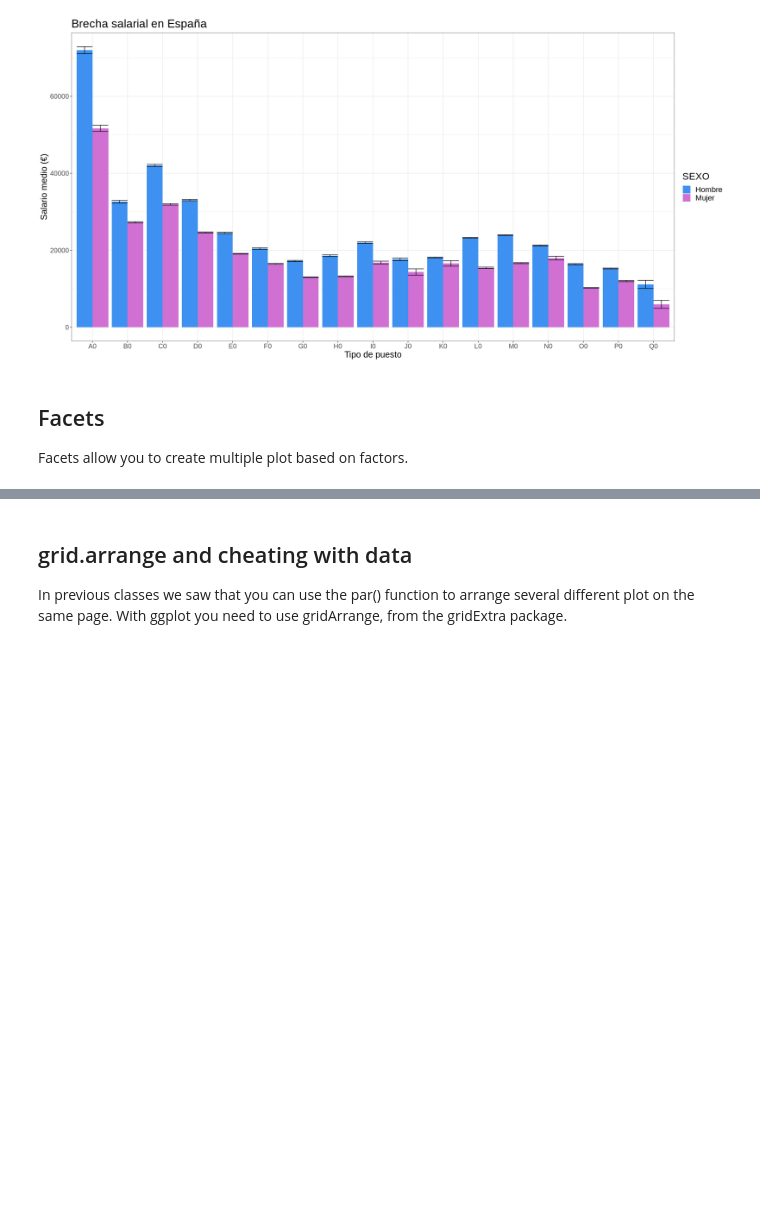
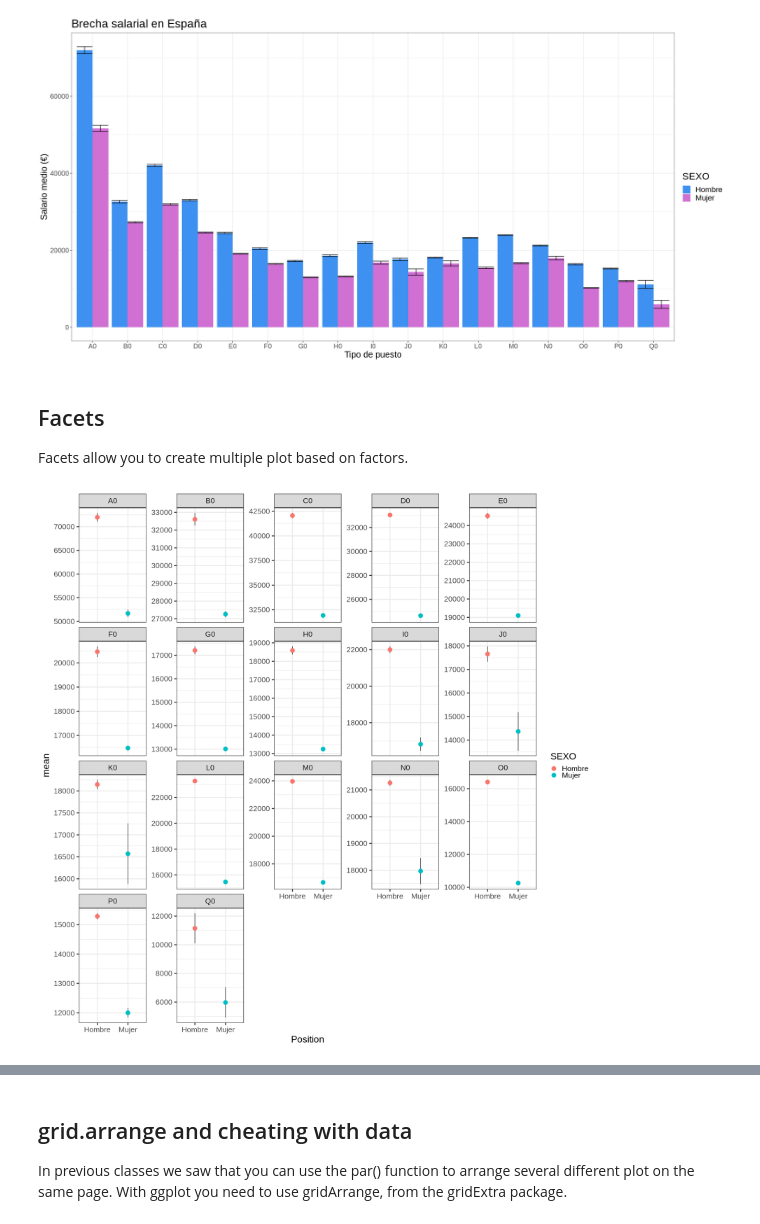
Before and after one commit to jmgs7/Introduction_R, a Jupyter notebook: 5 - ggplot2 - Multiplot (optional).ipynb, the cells around one changed output, grey strips where cells are left out. Drawn from its saved outputs; the diff is of its cells as text; code cells hidden in the pictures; blank space fills up the shorter version.

```diff
--- a/5 - ggplot2 - Multiplot (optional).ipynb
+++ b/5 - ggplot2 - Multiplot (optional).ipynb
@@ -174,19 +174,22 @@ scale_fill_manual(values=c('#3e91f0','#d070d3')) # Cambiamos la combinación de
 
 Facets allow you to create multiple plot based on factors.
 # %%
+library("plotrix") # Permite calcular el error estándar.
+
+# Let's compare wages between sexes depending on position
+
 means <- aggregate((salary$SALBRUTO), by=list(salary$SEXO, salary$CNO1), mean)
-sds <- aggregate((salary$SALBRUTO), by=list(salary$SEXO, salary$CNO1), sd)
+std_err <- aggregate((salary$SALBRUTO), by=list(salary$SEXO, salary$CNO1), std.error)
 
-sex_positions <- data.frame(SEXO=means$`Group.1`, Position=means$`Group.2`,   mean=means$x, sd=sds$x)
-
+sex_positions <- data.frame(SEXO=means$`Group.1`, Position=means$`Group.2`,   mean=means$x, std_err=std_err$x)
 
 options(repr.plot.width = 20, repr.plot.height = 20, repr.plot.res = 100)
 
-
-# Let's compare wages between sexes depending on position
 #ggplot(sex_positions, aes(x=Position, y=mean)) + geom_point(aes(color=SEXO), size=5)
 #ggplot(sex_positions, aes(x=Position, y=mean)) + geom_point(aes(x=SEXO, color=SEXO), size=5) + facet_wrap(Position~.)
 ggplot(sex_positions, aes(x=Position, y=mean)) +
-    geom_errorbar(aes(x=SEXO, ymin=mean-sd, ymax=mean+sd), width=0) +
+    geom_errorbar(aes(x=SEXO, ymin=mean-std_err, ymax=mean+std_err), width=0) + # OJO, TIENES QUE INDICAR TU EJE x.
     geom_point(aes(x=SEXO, color=SEXO), size=5) +
-    facet_wrap(Position~., scales = "free_y")
+    facet_wrap(vars(Position), scales = "free_y") # También se puede empelar vars() con esta sintaxis: Positions ~ . Scales: Determina si se libera la escala de un eje determinado.
+# %% [output]
+[figure, added]
```
Also changed, not shown: parts of 6 cells of this notebook.
